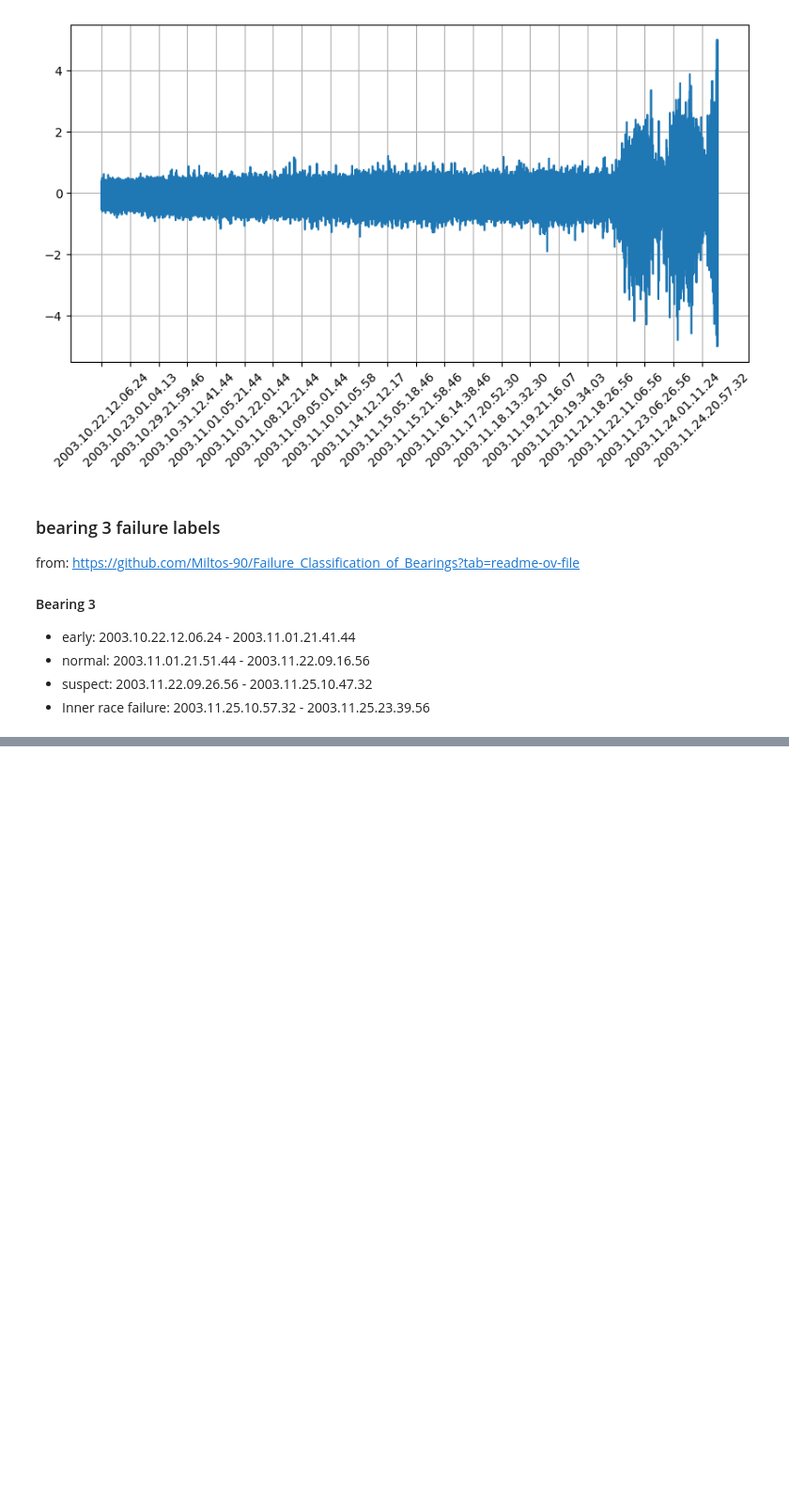
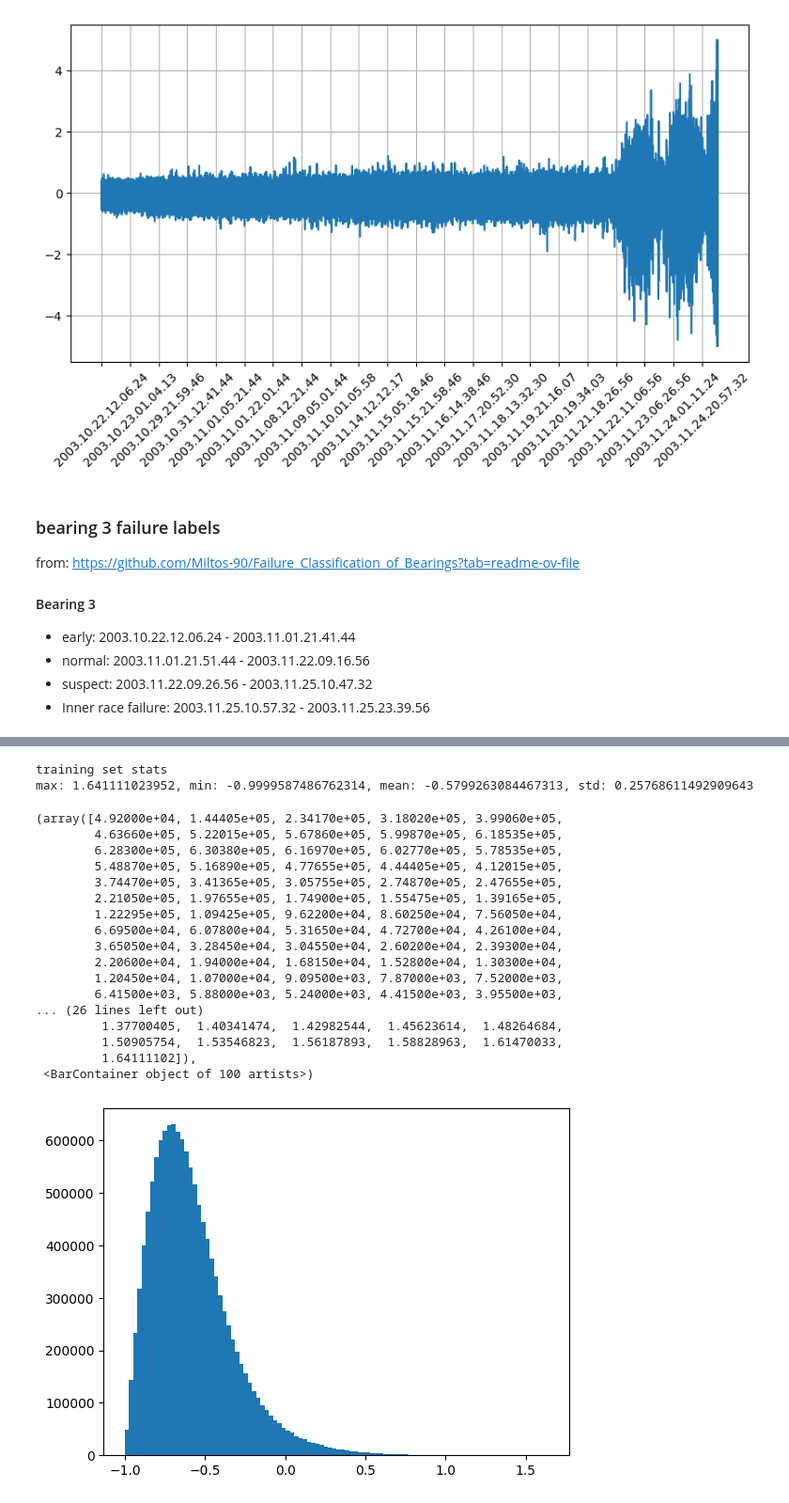
Before and after one commit to bitmorse/bearings-max78000, a Jupyter notebook: make_dataset.ipynb, the cells around one changed output, grey strips where cells are left out. Shown at 94% size. Saved outputs shown, nothing was run; the diff lists cells and outputs as text; code cells hidden in the pictures; blank space fills up the shorter version.

```diff
--- a/make_dataset.ipynb
+++ b/make_dataset.ipynb
@@ -339,3 +317,30 @@ print(test[0].max(), test[0].min(), test[0].mean())
+# %%
+#training set stats
+print("training set stats")
+print("max: %s, min: %s, mean: %s, std: %s" % (train.max(), train.min(), train.mean(), train.std()))
+plt.figure()
+plt.hist(train.flatten(), bins=100)
+# %% [output]
+training set stats
+max: 1.641111023952, min: -0.9999587486762314, mean: -0.5799263084467313, std: 0.25768611492909643
+(array([4.92000e+04, 1.44405e+05, 2.34170e+05, 3.18020e+05, 3.99060e+05,
+        4.63660e+05, 5.22015e+05, 5.67860e+05, 5.99870e+05, 6.18535e+05,
+        6.28300e+05, 6.30380e+05, 6.16970e+05, 6.02770e+05, 5.78535e+05,
+        5.48870e+05, 5.16890e+05, 4.77655e+05, 4.44405e+05, 4.12015e+05,
+        3.74470e+05, 3.41365e+05, 3.05755e+05, 2.74870e+05, 2.47655e+05,
+        2.21050e+05, 1.97655e+05, 1.74900e+05, 1.55475e+05, 1.39165e+05,
+        1.22295e+05, 1.09425e+05, 9.62200e+04, 8.60250e+04, 7.56050e+04,
+        6.69500e+04, 6.07800e+04, 5.31650e+04, 4.72700e+04, 4.26100e+04,
+        3.65050e+04, 3.28450e+04, 3.04550e+04, 2.60200e+04, 2.39300e+04,
+        2.20600e+04, 1.94000e+04, 1.68150e+04, 1.52800e+04, 1.30300e+04,
+        1.20450e+04, 1.07000e+04, 9.09500e+03, 7.87000e+03, 7.52000e+03,
+        6.41500e+03, 5.88000e+03, 5.24000e+03, 4.41500e+03, 3.95500e+03,
+... (26 lines left out)
+         1.37700405,  1.40341474,  1.42982544,  1.45623614,  1.48264684,
+         1.50905754,  1.53546823,  1.56187893,  1.58828963,  1.61470033,
+         1.64111102]),
+ <BarContainer object of 100 artists>)
+[figure, added]
 # %%
 train = create_torch_nasa_spectrograms(experiments_data, experiment_files, name="train", startfile = "2003.11.01.21.51.44", endfile= "2003.11.22.09.16.56", bearing=3, experiment="1", save=True, plot=False) #discard early data
 test = create_torch_nasa_spectrograms(experiments_data, experiment_files, name="test", startfile = "2003.11.22.09.26.56", endfile= "2003.11.25.23.39.56", bearing=3, experiment="1", save=True, plot=False) #starts at suspect!
```
Also changed, not shown: parts of 11 cells of this notebook, 4 other files.
